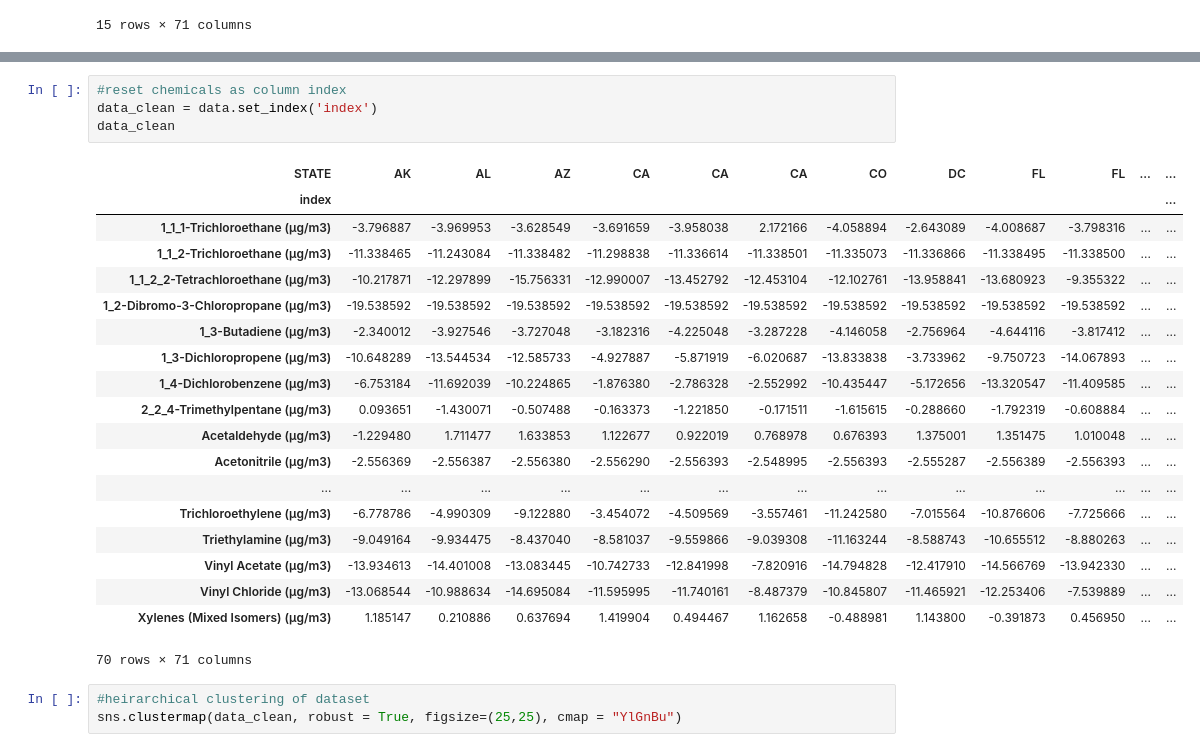
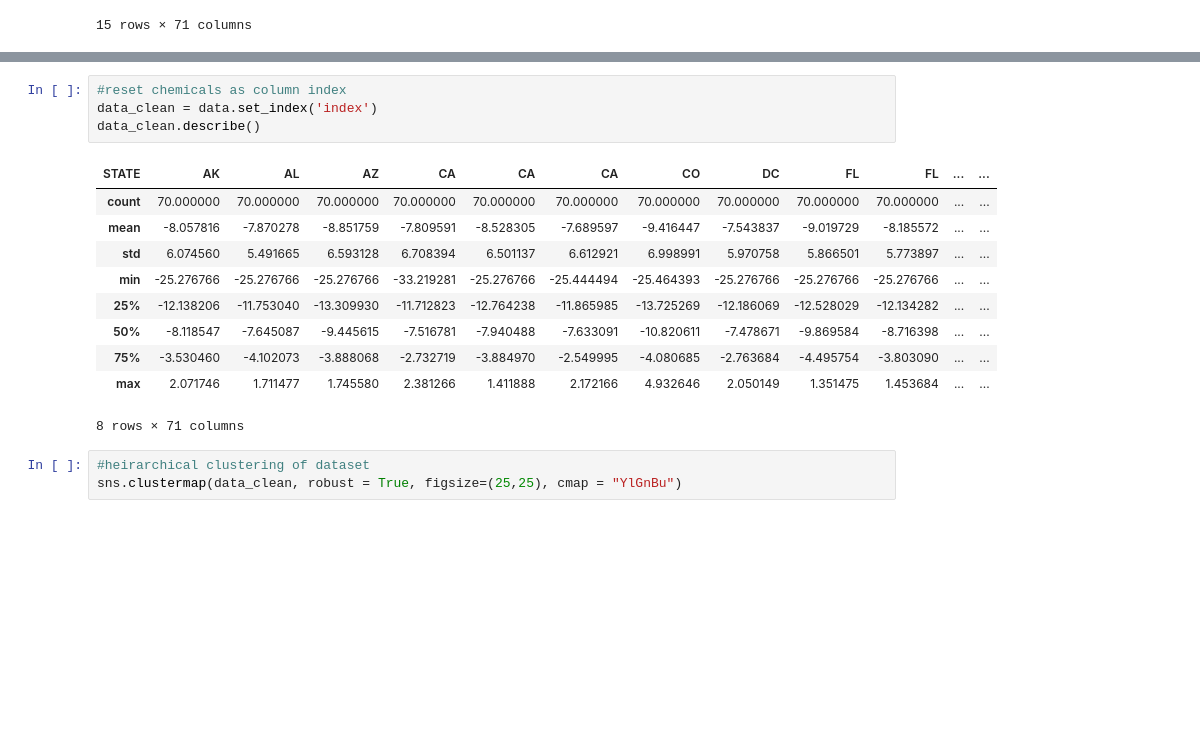
Before and after one commit to ProfOak7/Tutorials, a Jupyter notebook: EPA_Public_Data1.ipynb, the cells around one changed output, grey strips where cells are left out. Drawn from its saved outputs; the diff is of its cells as text; blank space fills up the shorter version.

```diff
--- a/EPA_Public_Data1.ipynb
+++ b/EPA_Public_Data1.ipynb
@@ -520,27 +489,18 @@ data
 # %%
 #reset chemicals as column index
 data_clean = data.set_index('index')
-data_clean
+data_clean.describe()
 # %% [output]
 | STATE | AK | AL | AZ | CA | CA | CA | CO | DC | FL | FL | ... | ... |
-| index |  |  |  |  |  |  |  |  |  |  |  | ... |
-| 1_1_1-Trichloroethane (µg/m3) | -3.796887 | -3.969953 | -3.628549 | -3.691659 | -3.958038 | 2.172166 | -4.058894 | -2.643089 | -4.008687 | -3.798316 | ... | ... |
-| 1_1_2-Trichloroethane (µg/m3) | -11.338465 | -11.243084 | -11.338482 | -11.298838 | -11.336614 | -11.338501 | -11.335073 | -11.336866 | -11.338495 | -11.338500 | ... | ... |
-| 1_1_2_2-Tetrachloroethane (µg/m3) | -10.217871 | -12.297899 | -15.756331 | -12.990007 | -13.452792 | -12.453104 | -12.102761 | -13.958841 | -13.680923 | -9.355322 | ... | ... |
-| 1_2-Dibromo-3-Chloropropane (µg/m3) | -19.538592 | -19.538592 | -19.538592 | -19.538592 | -19.538592 | -19.538592 | -19.538592 | -19.538592 | -19.538592 | -19.538592 | ... | ... |
-| 1_3-Butadiene (µg/m3) | -2.340012 | -3.927546 | -3.727048 | -3.182316 | -4.225048 | -3.287228 | -4.146058 | -2.756964 | -4.644116 | -3.817412 | ... | ... |
-| 1_3-Dichloropropene (µg/m3) | -10.648289 | -13.544534 | -12.585733 | -4.927887 | -5.871919 | -6.020687 | -13.833838 | -3.733962 | -9.750723 | -14.067893 | ... | ... |
-| 1_4-Dichlorobenzene (µg/m3) | -6.753184 | -11.692039 | -10.224865 | -1.876380 | -2.786328 | -2.552992 | -10.435447 | -5.172656 | -13.320547 | -11.409585 | ... | ... |
-| 2_2_4-Trimethylpentane (µg/m3) | 0.093651 | -1.430071 | -0.507488 | -0.163373 | -1.221850 | -0.171511 | -1.615615 | -0.288660 | -1.792319 | -0.608884 | ... | ... |
-| Acetaldehyde (µg/m3) | -1.229480 | 1.711477 | 1.633853 | 1.122677 | 0.922019 | 0.768978 | 0.676393 | 1.375001 | 1.351475 | 1.010048 | ... | ... |
-| Acetonitrile (µg/m3) | -2.556369 | -2.556387 | -2.556380 | -2.556290 | -2.556393 | -2.548995 | -2.556393 | -2.555287 | -2.556389 | -2.556393 | ... | ... |
-| ... | ... | ... | ... | ... | ... | ... | ... | ... | ... | ... | ... | ... |
-| Trichloroethylene (µg/m3) | -6.778786 | -4.990309 | -9.122880 | -3.454072 | -4.509569 | -3.557461 | -11.242580 | -7.015564 | -10.876606 | -7.725666 | ... | ... |
-| Triethylamine (µg/m3) | -9.049164 | -9.934475 | -8.437040 | -8.581037 | -9.559866 | -9.039308 | -11.163244 | -8.588743 | -10.655512 | -8.880263 | ... | ... |
-| Vinyl Acetate (µg/m3) | -13.934613 | -14.401008 | -13.083445 | -10.742733 | -12.841998 | -7.820916 | -14.794828 | -12.417910 | -14.566769 | -13.942330 | ... | ... |
-| Vinyl Chloride (µg/m3) | -13.068544 | -10.988634 | -14.695084 | -11.595995 | -11.740161 | -8.487379 | -10.845807 | -11.465921 | -12.253406 | -7.539889 | ... | ... |
-| Xylenes (Mixed Isomers) (µg/m3) | 1.185147 | 0.210886 | 0.637694 | 1.419904 | 0.494467 | 1.162658 | -0.488981 | 1.143800 | -0.391873 | 0.456950 | ... | ... |
+| count | 70.000000 | 70.000000 | 70.000000 | 70.000000 | 70.000000 | 70.000000 | 70.000000 | 70.000000 | 70.000000 | 70.000000 | ... | ... |
+| mean | -8.057816 | -7.870278 | -8.851759 | -7.809591 | -8.528305 | -7.689597 | -9.416447 | -7.543837 | -9.019729 | -8.185572 | ... | ... |
+| std | 6.074560 | 5.491665 | 6.593128 | 6.708394 | 6.501137 | 6.612921 | 6.998991 | 5.970758 | 5.866501 | 5.773897 | ... | ... |
+| min | -25.276766 | -25.276766 | -25.276766 | -33.219281 | -25.276766 | -25.444494 | -25.464393 | -25.276766 | -25.276766 | -25.276766 | ... | ... |
+| 25% | -12.138206 | -11.753040 | -13.309930 | -11.712823 | -12.764238 | -11.865985 | -13.725269 | -12.186069 | -12.528029 | -12.134282 | ... | ... |
+| 50% | -8.118547 | -7.645087 | -9.445615 | -7.516781 | -7.940488 | -7.633091 | -10.820611 | -7.478671 | -9.869584 | -8.716398 | ... | ... |
+| 75% | -3.530460 | -4.102073 | -3.888068 | -2.732719 | -3.884970 | -2.549995 | -4.080685 | -2.763684 | -4.495754 | -3.803090 | ... | ... |
+| max | 2.071746 | 1.711477 | 1.745580 | 2.381266 | 1.411888 | 2.172166 | 4.932646 | 2.050149 | 1.351475 | 1.453684 | ... | ... |
-70 rows × 71 columns
+8 rows × 71 columns
 # %%
 #heirarchical clustering of dataset
 sns.clustermap(data_clean, robust = True, figsize=(25,25), cmap = "YlGnBu")
```
Also changed, not shown: parts of 16 cells of this notebook.
